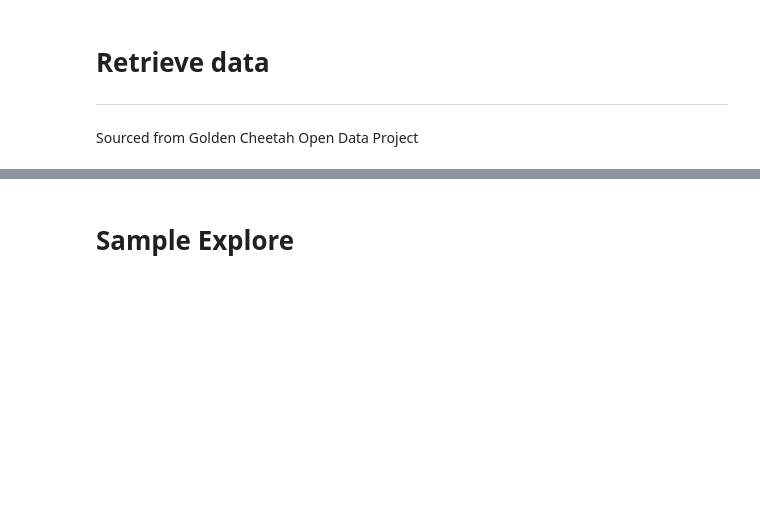
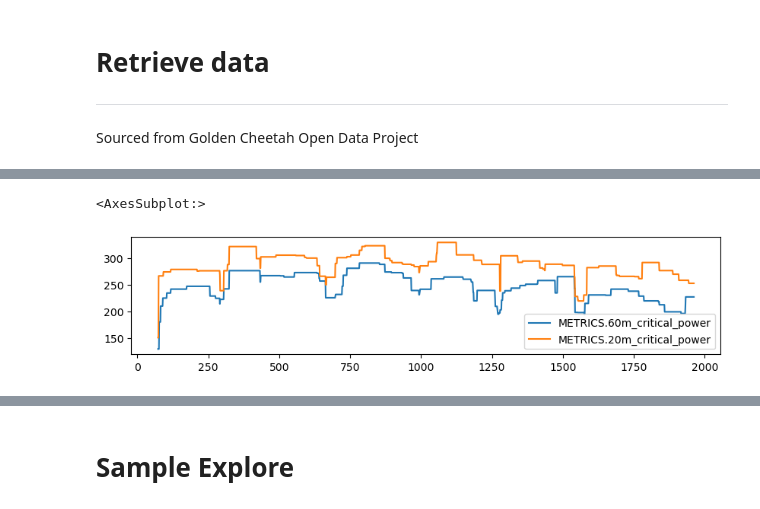
Before and after one commit to RyanAugust/TriNet, a Jupyter notebook: scaled_opendata/NET.ipynb, the cells around one changed output, grey strips where cells are left out. Cells and saved outputs as stored; diff of their text form; code cells hidden in the pictures; blank space fills up the shorter version.

Commit message:
building out full dataset class for loading athletes from opendata

```diff
--- a/scaled_opendata/NET.ipynb
+++ b/scaled_opendata/NET.ipynb
@@ -53,4 +92,4 @@ class open_dataset(object):
 # %%
 od = open_dataset(root_dir)
 # %%
-s = od.get_athlete_summary(od.athlete_ids[0])
+ov = od.get_athlete_summary(od.athlete_ids[2])
@@ -85,0 +114,7 @@ activ_sum[['id','file']].groupby('id').count().sort_values('file').tail(30)
+# %%
+l = ov[ov['sport'] == 'Bike']
+# %%
+l[['METRICS.60m_critical_power','METRICS.20m_critical_power']].rolling(window=60,min_periods=1).max().plot(figsize=(10,2))
+# %% [output]
+<AxesSubplot:>
+[figure, added]
```
Also changed, not shown: parts of 12 cells of this notebook.
